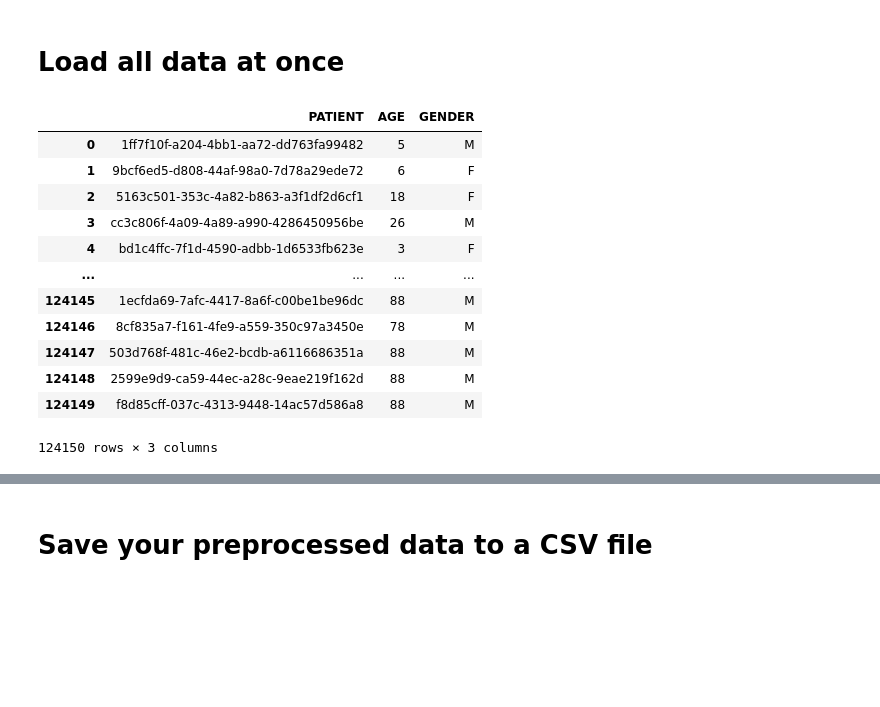
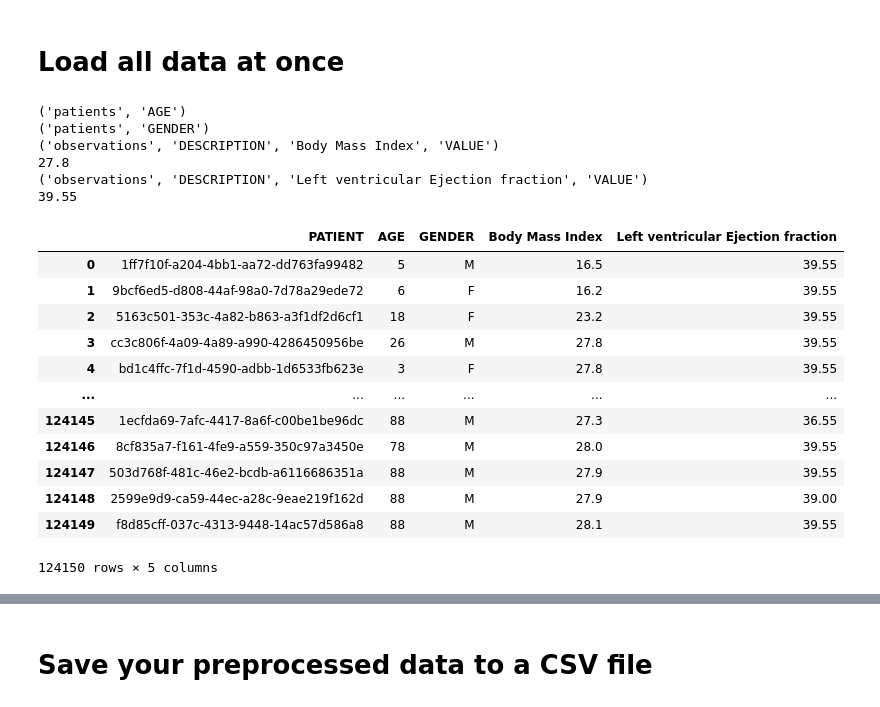
Before and after one commit to keithcallenberg/healthcare-data-carpentry, a Jupyter notebook: code/03_data_preprocessing.ipynb, the cells around one changed output, grey strips where cells are left out. Saved outputs shown, nothing was run; the diff lists cells and outputs as text; code cells hidden in the pictures; blank space fills up the shorter version.

```diff
--- a/code/03_data_preprocessing.ipynb
+++ b/code/03_data_preprocessing.ipynb
@@ -31,29 +31,51 @@ patients['BIRTHDATE'] = pd.to_datetime(patients['BIRTHDATE'])
 patients['AGE'] = patients['BIRTHDATE'].apply(lambda x : (datetime.now().year - x.year))
 # %%
 # set your features (table name, column name)
-features = [('patients','AGE'), ('patients','GENDER')]
+# OR table name, filter column, filter value, column name
+features = [('patients','AGE'), ('patients','GENDER'),
+            ('observations', 'DESCRIPTION', 'Body Mass Index', 'VALUE'),
+            ('observations', 'DESCRIPTION', 'Left ventricular Ejection fraction', 'VALUE')]
 # %%
-# create your dataset
+# build your dataset based on your feature list
 X = patients[['PATIENT']]
 
 for feature in features:
     merge_col = 'PATIENT'
-    X = X.merge(locals()[feature[0]][[merge_col, feature[1]]], on=merge_col)
+    print(feature)
+
+    if len(feature) == 2:
+        X = X.merge(locals()[feature[0]][[merge_col, feature[1]]], on=merge_col)
+
+    elif len(feature) == 4:
+        table = locals()[feature[0]]
+        tmp = table.loc[table[feature[1]]==feature[2]].copy()
+        tmp[feature[3]] = pd.to_numeric(tmp[feature[3]])
+        tmp = tmp.groupby('PATIENT')[feature[3]].mean().reset_index()
+        tmp = tmp.rename(columns={feature[3]:feature[2]})
+        print(tmp[feature[2]].median())
+        X = X.merge(tmp, on='PATIENT', how='left')
+        X[feature[2]] = X[feature[2]].fillna(X[feature[2]].median())
 X
 # %% [output]
+('patients', 'AGE')
+('patients', 'GENDER')
+('observations', 'DESCRIPTION', 'Body Mass Index', 'VALUE')
+27.8
+('observations', 'DESCRIPTION', 'Left ventricular Ejection fraction', 'VALUE')
+39.55
-|  | PATIENT | AGE | GENDER |
-| 0 | 1ff7f10f-a204-4bb1-aa72-dd763fa99482 | 5 | M |
-| 1 | 9bcf6ed5-d808-44af-98a0-7d78a29ede72 | 6 | F |
-| 2 | 5163c501-353c-4a82-b863-a3f1df2d6cf1 | 18 | F |
-| 3 | cc3c806f-4a09-4a89-a990-4286450956be | 26 | M |
-| 4 | bd1c4ffc-7f1d-4590-adbb-1d6533fb623e | 3 | F |
-| ... | ... | ... | ... |
-| 124145 | 1ecfda69-7afc-4417-8a6f-c00be1be96dc | 88 | M |
-| 124146 | 8cf835a7-f161-4fe9-a559-350c97a3450e | 78 | M |
-| 124147 | 503d768f-481c-46e2-bcdb-a6116686351a | 88 | M |
-| 124148 | 2599e9d9-ca59-44ec-a28c-9eae219f162d | 88 | M |
-| 124149 | f8d85cff-037c-4313-9448-14ac57d586a8 | 88 | M |
+|  | PATIENT | AGE | GENDER | Body Mass Index | Left ventricular Ejection fraction |
+| 0 | 1ff7f10f-a204-4bb1-aa72-dd763fa99482 | 5 | M | 16.5 | 39.55 |
+| 1 | 9bcf6ed5-d808-44af-98a0-7d78a29ede72 | 6 | F | 16.2 | 39.55 |
+| 2 | 5163c501-353c-4a82-b863-a3f1df2d6cf1 | 18 | F | 23.2 | 39.55 |
+| 3 | cc3c806f-4a09-4a89-a990-4286450956be | 26 | M | 27.8 | 39.55 |
+| 4 | bd1c4ffc-7f1d-4590-adbb-1d6533fb623e | 3 | F | 27.8 | 39.55 |
+| ... | ... | ... | ... | ... | ... |
+| 124145 | 1ecfda69-7afc-4417-8a6f-c00be1be96dc | 88 | M | 27.3 | 36.55 |
+| 124146 | 8cf835a7-f161-4fe9-a559-350c97a3450e | 78 | M | 28.0 | 39.55 |
+| 124147 | 503d768f-481c-46e2-bcdb-a6116686351a | 88 | M | 27.9 | 39.55 |
+| 124148 | 2599e9d9-ca59-44ec-a28c-9eae219f162d | 88 | M | 27.9 | 39.00 |
+| 124149 | f8d85cff-037c-4313-9448-14ac57d586a8 | 88 | M | 28.1 | 39.55 |
-124150 rows × 3 columns
+124150 rows × 5 columns
 # %%
 # add your label
 X = X.merge(conditions.loc[conditions['DESCRIPTION']==condition][['PATIENT','START']], on='PATIENT', how='left')
```
Also changed, not shown: parts of 1 cell of this notebook, 2 other files.
